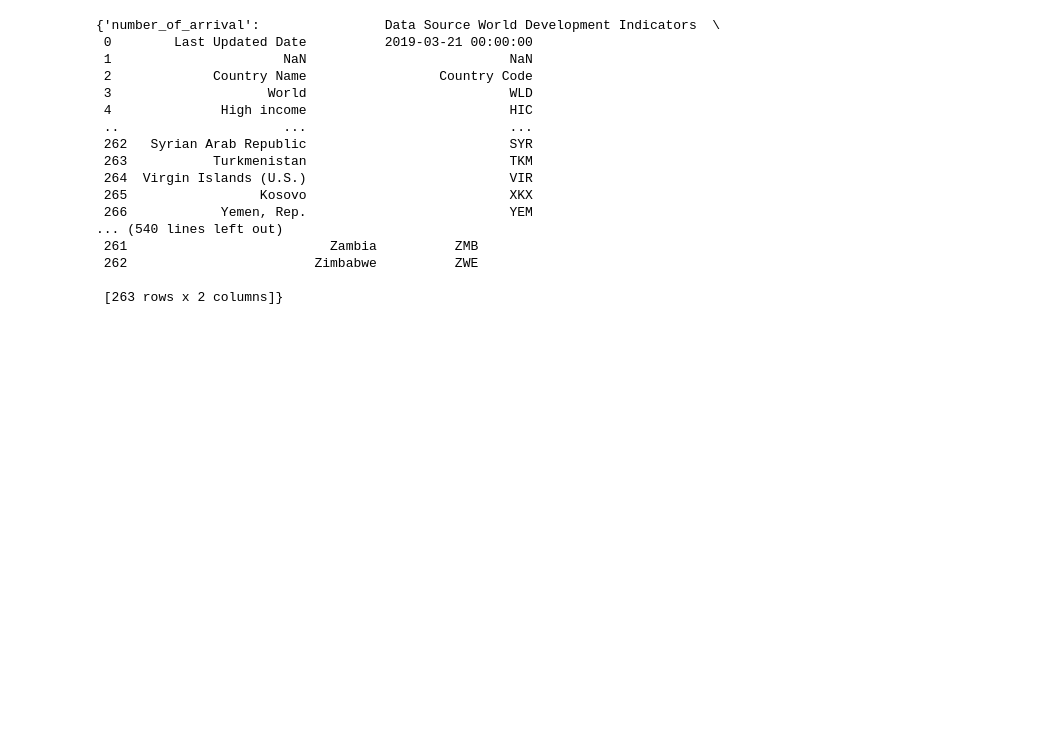
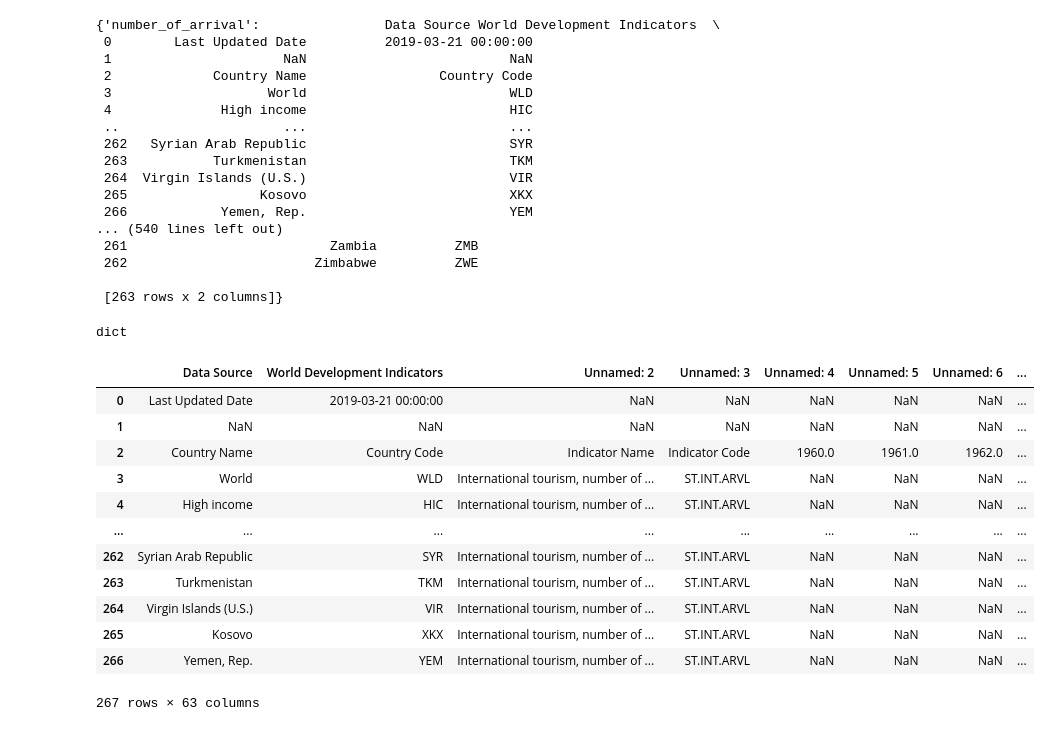
Before and after one commit to pspanji/BA--BI--DS, a Jupyter notebook: RTD Analysis_Regional Tourism Disparities.ipynb, the cells around one changed output. Saved outputs shown, nothing was run; the diff lists cells and outputs as text; code cells hidden in the pictures; blank space fills up the shorter version.

```diff
--- a/RTD Analysis_Regional Tourism Disparities.ipynb
+++ b/RTD Analysis_Regional Tourism Disparities.ipynb
@@ -13,8 +13,8 @@ import numpy as np
 import matplotlib.pyplot as plt
 import seaborn as sns
 # %%
-df = pd.read_excel("/content/drive/MyDrive/travel_data.xls", sheet_name = None)
-df
+df1 = pd.read_excel("/content/drive/MyDrive/travel_data.xls", sheet_name = None)
+df1
 # %% [output]
 {'number_of_arrival':                Data Source World Development Indicators  \
  0        Last Updated Date          2019-03-21 00:00:00
@@ -33,3 +33,24 @@ df
  262                        Zimbabwe          ZWE
 
  [263 rows x 2 columns]}
+# %%
+type(df1)
+# %% [output]
+dict
+# %%
+s1 = df1['number_of_arrival']
+s1
+# %% [output]
+|  | Data Source | World Development Indicators | Unnamed: 2 | Unnamed: 3 | Unnamed: 4 | Unnamed: 5 | Unnamed: 6 | ... |
+| 0 | Last Updated Date | 2019-03-21 00:00:00 | NaN | NaN | NaN | NaN | NaN | ... |
+| 1 | NaN | NaN | NaN | NaN | NaN | NaN | NaN | ... |
+| 2 | Country Name | Country Code | Indicator Name | Indicator Code | 1960.0 | 1961.0 | 1962.0 | ... |
+| 3 | World | WLD | International tourism, number of ... | ST.INT.ARVL | NaN | NaN | NaN | ... |
+| 4 | High income | HIC | International tourism, number of ... | ST.INT.ARVL | NaN | NaN | NaN | ... |
+| ... | ... | ... | ... | ... | ... | ... | ... | ... |
+| 262 | Syrian Arab Republic | SYR | International tourism, number of ... | ST.INT.ARVL | NaN | NaN | NaN | ... |
+| 263 | Turkmenistan | TKM | International tourism, number of ... | ST.INT.ARVL | NaN | NaN | NaN | ... |
+| 264 | Virgin Islands (U.S.) | VIR | International tourism, number of ... | ST.INT.ARVL | NaN | NaN | NaN | ... |
+| 265 | Kosovo | XKX | International tourism, number of ... | ST.INT.ARVL | NaN | NaN | NaN | ... |
+| 266 | Yemen, Rep. | YEM | International tourism, number of ... | ST.INT.ARVL | NaN | NaN | NaN | ... |
+267 rows × 63 columns
```
